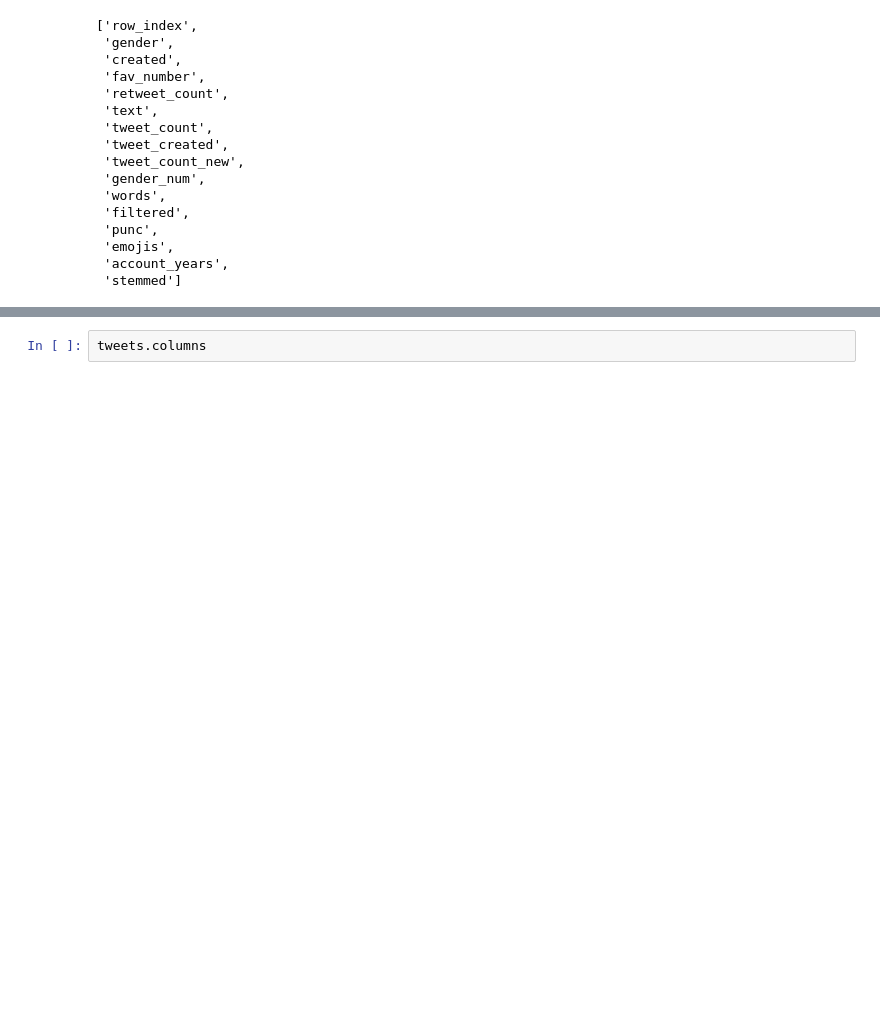
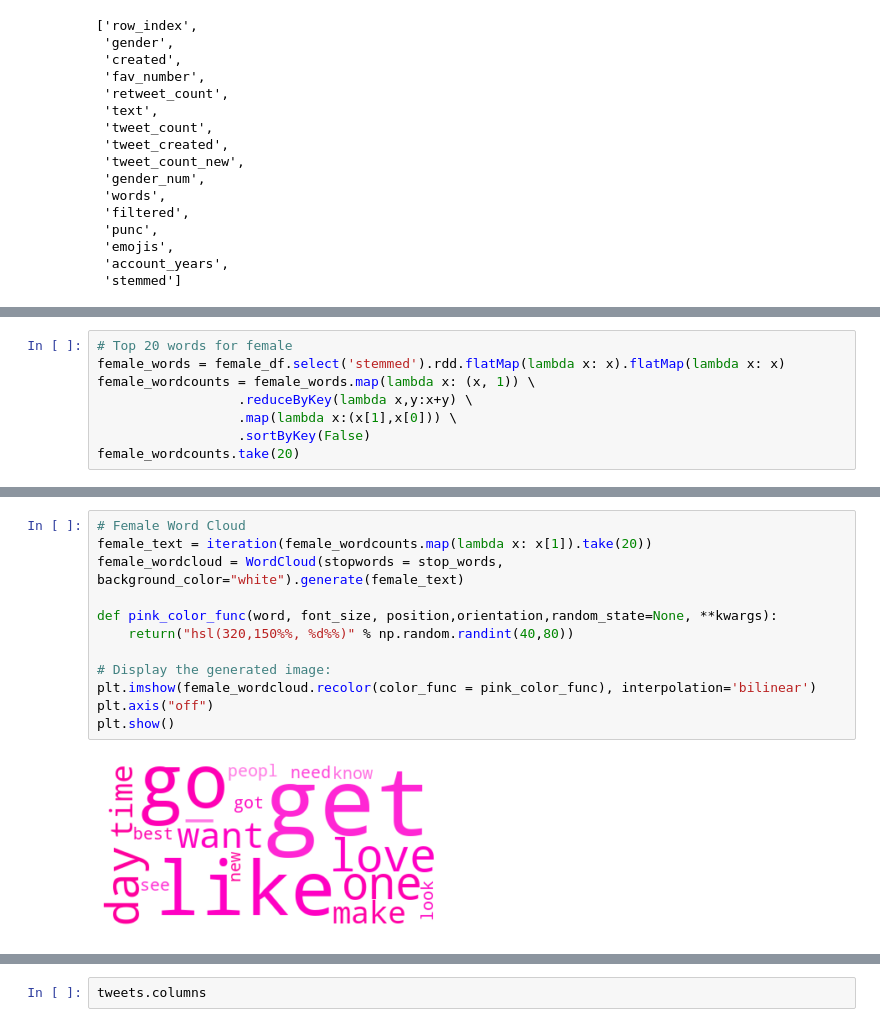
Before and after one commit to ishana-narayanan/tweets_gender, a Jupyter notebook: pipeline.ipynb, the cells around one changed output, grey strips where cells are left out. Cells and saved outputs as stored; diff of their text form; blank space fills up the shorter version.

```diff
--- a/pipeline.ipynb
+++ b/pipeline.ipynb
@@ -371,0 +437,8 @@ tweets.columns
+# %%
+# Top 20 words for female
+female_words = female_df.select('stemmed').rdd.flatMap(lambda x: x).flatMap(lambda x: x)
+female_wordcounts = female_words.map(lambda x: (x, 1)) \
+                  .reduceByKey(lambda x,y:x+y) \
+                  .map(lambda x:(x[1],x[0])) \
+                  .sortByKey(False)
+female_wordcounts.take(20)
@@ -371,0 +466,14 @@ tweets.columns
+# %%
+# Female Word Cloud
+female_text = iteration(female_wordcounts.map(lambda x: x[1]).take(20))
+female_wordcloud = WordCloud(stopwords = stop_words, background_color="white").generate(female_text)
+
+def pink_color_func(word, font_size, position,orientation,random_state=None, **kwargs):
+    return("hsl(320,150%%, %d%%)" % np.random.randint(40,80))
+
+# Display the generated image:
+plt.imshow(female_wordcloud.recolor(color_func = pink_color_func), interpolation='bilinear')
+plt.axis("off")
+plt.show()
+# %% [output]
+[figure, added]
```
Also changed, not shown: parts of 23 cells of this notebook.
